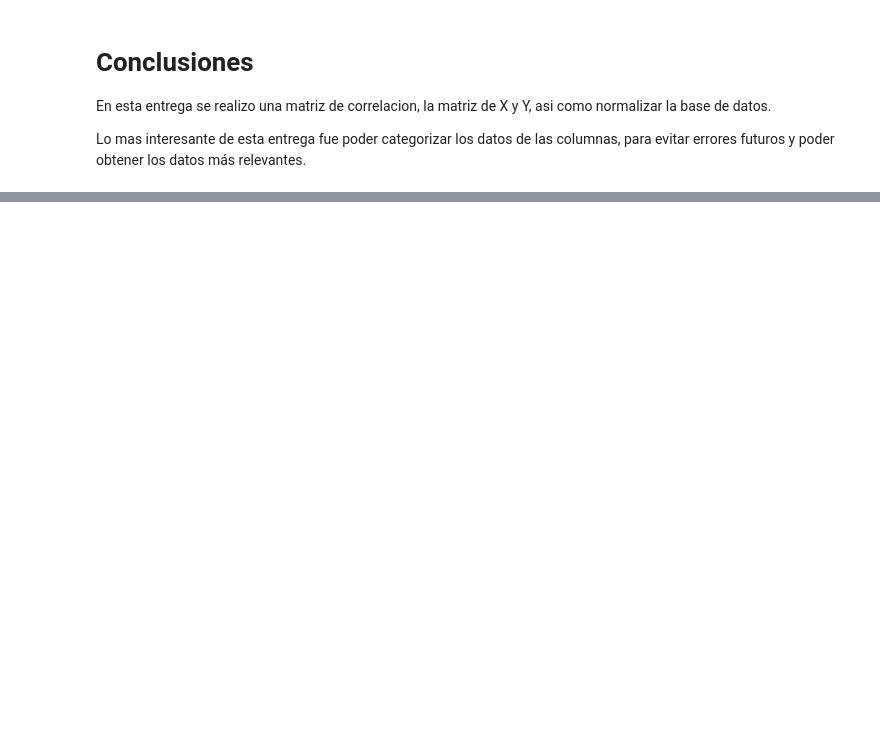
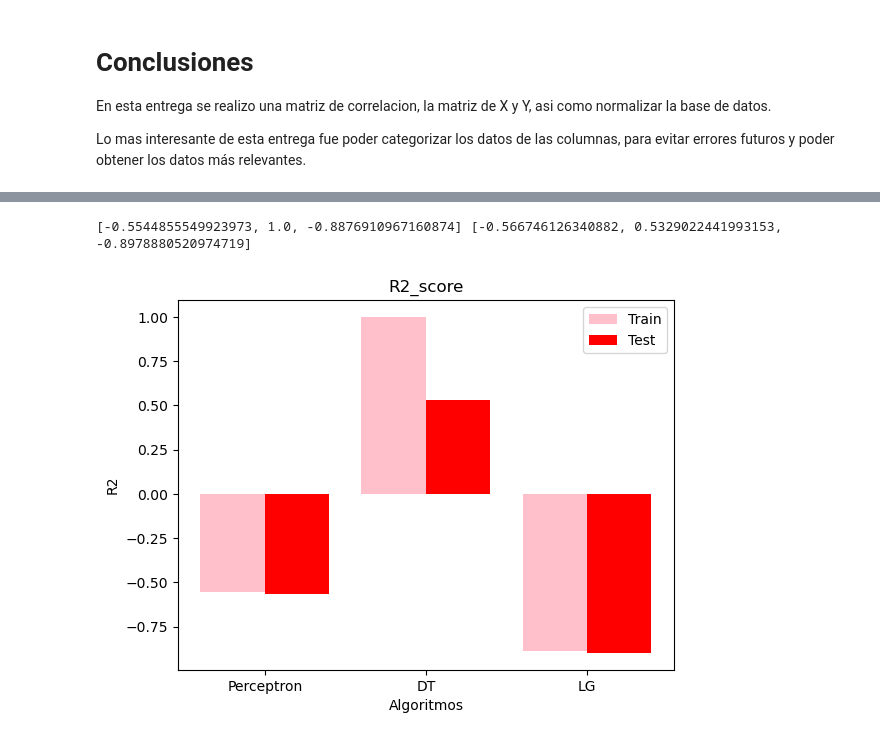
Before and after one commit to pablogarc/machine-learning-project, a Jupyter notebook: Heart_Attack_Risk_Equipo_5.ipynb, the cells around one changed output, grey strips where cells are left out. Saved outputs shown, nothing was run; the diff lists cells and outputs as text; code cells hidden in the pictures; blank space fills up the shorter version.

Commit message:
Modelos del Proyecto

```diff
--- a/Heart_Attack_Risk_Equipo_5.ipynb
+++ b/Heart_Attack_Risk_Equipo_5.ipynb
@@ -167,0 +274,10 @@ Lo mas interesante de esta entrega fue poder categorizar los datos de las column
+# %%
+# 9. Obtener R2 del DT
+
+costDT_tr = tree_model.score(X_train, y_train)
+costDT_te = tree_model.score(X_test, y_test)
+
+R2_train.append(costDT_tr)
+R2_test.append(costDT_te)
+
+print(R2_train, R2_test)
@@ -167,0 +356,18 @@ Lo mas interesante de esta entrega fue poder categorizar los datos de las column
+# %%
+# 12. Obtener R2 de la Regresión Logística
+
+y_hat_train = np.dot(X_train, w.T)
+y_hat_test = np.dot(X_test, w.T)
+
+# predict train
+y_pred_train = np.argmax(np.dot(X_train, w.T), axis=1)
+R2_train.append(r2_score(y_train, y_pred_train))
+
+# predict test
+y_pred_test = np.argmax(np.dot(X_test, w.T), axis=1)
+R2_test.append(r2_score(y_test, y_pred_test))
+
+
+print(R2_train, R2_test)
+# %% [output]
+[-0.5544855549923973, 1.0, -0.8876910967160874] [-0.566746126340882, 0.5329022441993153, -0.8978880520974719]
@@ -167,0 +376,18 @@ Lo mas interesante de esta entrega fue poder categorizar los datos de las column
+# %%
+# 14. Comparar los resultados de los 4 algoritmos
+
+XX = ['Perceptron', 'DT', 'LG']
+X_axis = np.arange(len(XX))
+#print(X_axis)
+
+plt.bar(X_axis - 0.2, R2_train, 0.4, label = 'Train', color = 'pink')
+plt.bar(X_axis + 0.2, R2_test, 0.4, label = 'Test', color = 'red')
+
+plt.xticks(X_axis, XX)
+plt.xlabel("Algoritmos")
+plt.ylabel("R2")
+plt.title("R2_score")
+plt.legend()
+plt.show()
+# %% [output]
+[figure, added]
```
Also changed, not shown: parts of 10 cells of this notebook, 2 other files.
